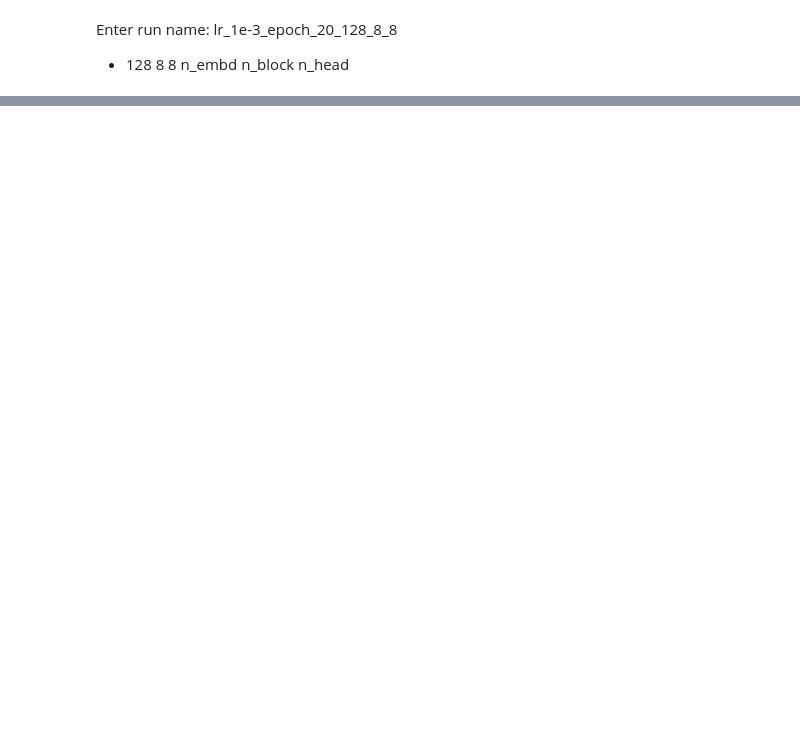
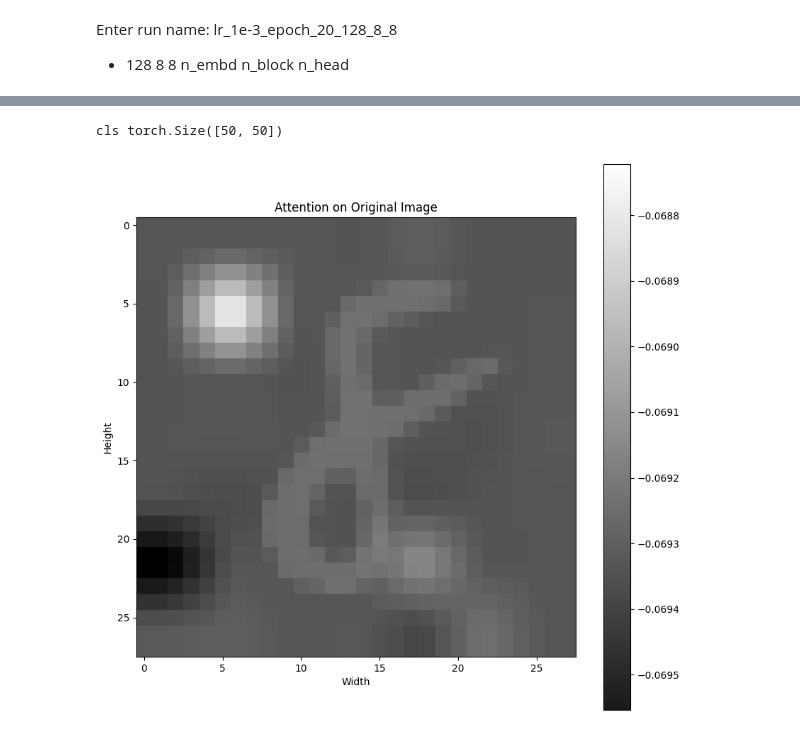
Before and after one commit to thenaivekid/Vision-Transformer-From-Scratch, a Jupyter notebook: Implementing_VIT.ipynb, the cells around one changed output, grey strips where cells are left out. Drawn from its saved outputs; the diff is of its cells as text; code cells hidden in the pictures; blank space fills up the shorter version.

```diff
--- a/Implementing_VIT.ipynb
+++ b/Implementing_VIT.ipynb
@@ -468,0 +568,36 @@ Mounted at /content/drive
+# %%
+import torch
+import matplotlib.pyplot as plt
+from torchvision.transforms.functional import resize
+
+# Assuming the input image has dimensions (H, W) and patch_size is known
+input_resolution = (28, 28)  # Replace with your actual input image resolution
+patch_size = 4  # Patch size used in ViT
+grid_size = (input_resolution[0] // patch_size, input_resolution[1] // patch_size)
+
+print(f"cls {cls_attention.shape}")
+
+# Reshape attention into the patch grid
+cls_attention_grid = rollout_attention[0,1:, 0].view(grid_size)
+
+# Upsample to input resolution
+from PIL import Image
+import torchvision.transforms as transforms
+
+import torchvision.transforms as transforms
+
+transform = transforms.Resize((28, 28), interpolation=Image.BILINEAR)
+transformed = transform(cls_attention_grid.unsqueeze(0)).squeeze(0).squeeze().detach().cpu().numpy()
+
+# Visualize attention overlaid on the original image
+plt.figure(figsize=(10, 10))
+plt.imshow(images[0].squeeze().detach().cpu().numpy(), cmap="gray")
+plt.imshow(transformed, cmap='gray', alpha=0.9)
+plt.colorbar()
+plt.title("Attention on Original Image")
+plt.xlabel("Width")
+plt.ylabel("Height")
+plt.show()
+# %% [output]
+cls torch.Size([50, 50])
+[figure, added]
```
Also changed, not shown: parts of 22 cells of this notebook, 1 other file.
